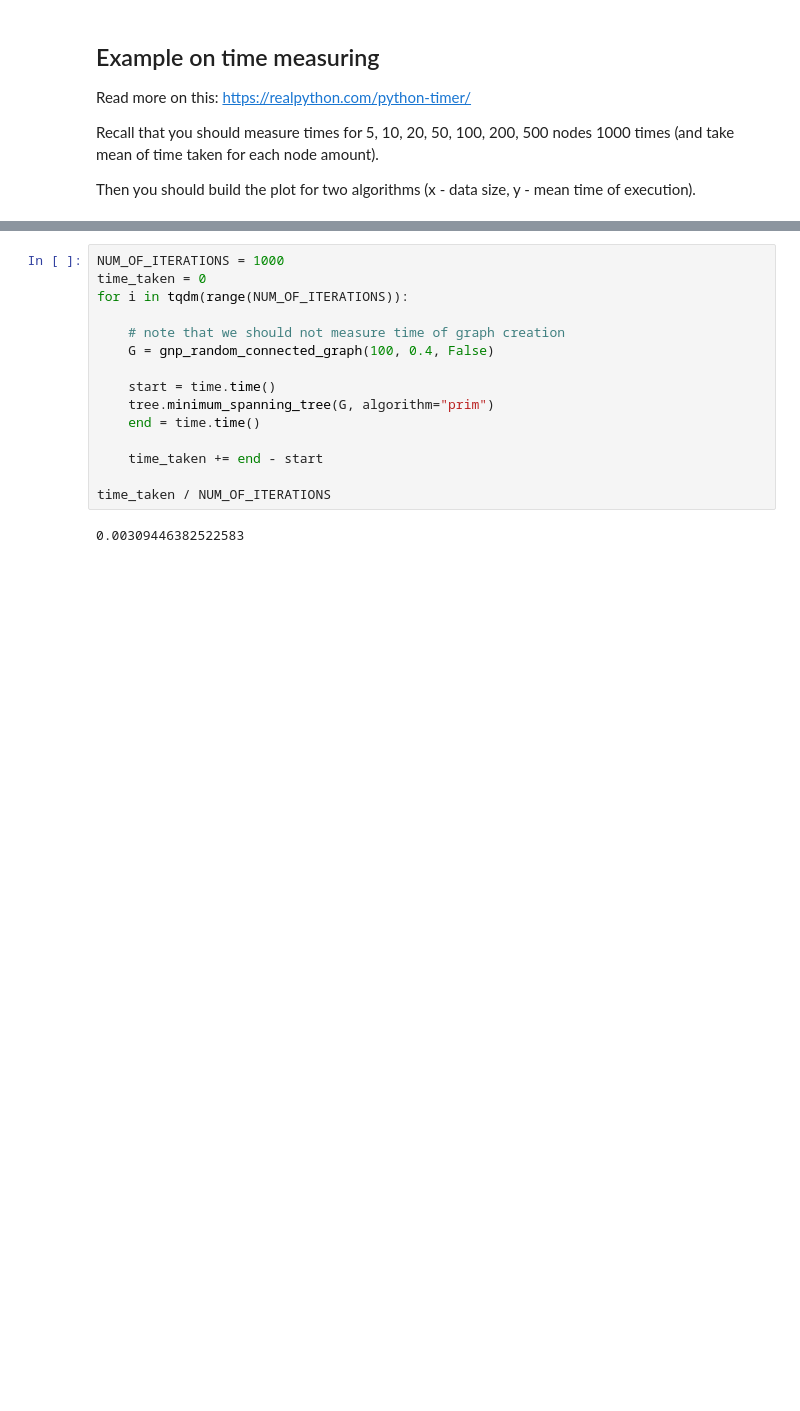
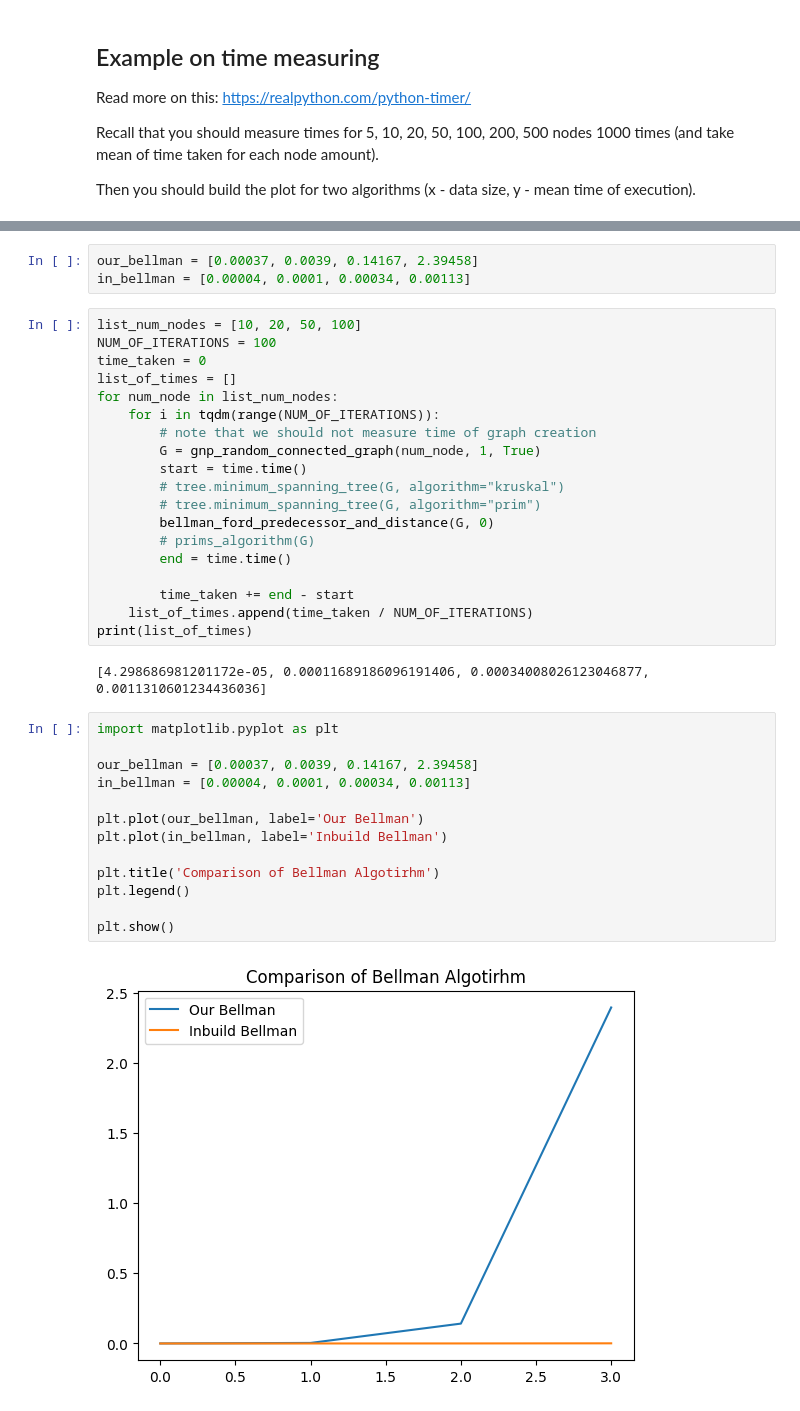
Before and after one commit to Vitalii-pr/lab_2, a Jupyter notebook: Graph Generation.ipynb, the cells around one changed output, grey strips where cells are left out. Saved outputs shown, nothing was run; the diff lists cells and outputs as text; blank space fills up the shorter version.

```diff
--- a/Graph Generation.ipynb
+++ b/Graph Generation.ipynb
@@ -185,17 +232,39 @@ from tqdm import tqdm
+# %%
+our_bellman = [0.00037, 0.0039, 0.14167, 2.39458]
+in_bellman = [0.00004, 0.0001, 0.00034, 0.00113]
 # %%
-NUM_OF_ITERATIONS = 1000
+list_num_nodes = [10, 20, 50, 100]
+NUM_OF_ITERATIONS = 100
 time_taken = 0
-for i in tqdm(range(NUM_OF_ITERATIONS)):
+list_of_times = []
+for num_node in list_num_nodes:
+    for i in tqdm(range(NUM_OF_ITERATIONS)):
+        # note that we should not measure time of graph creation
+        G = gnp_random_connected_graph(num_node, 1, True)
+        start = time.time()
+        # tree.minimum_spanning_tree(G, algorithm="kruskal")
+        # tree.minimum_spanning_tree(G, algorithm="prim")
+        bellman_ford_predecessor_and_distance(G, 0)
+        # prims_algorithm(G)
+        end = time.time()
 
-    # note that we should not measure time of graph creation
-    G = gnp_random_connected_graph(100, 0.4, False)
-
-    start = time.time()
-    tree.minimum_spanning_tree(G, algorithm="prim")
-    end = time.time()
-
-    time_taken += end - start
-
-time_taken / NUM_OF_ITERATIONS
+        time_taken += end - start
+    list_of_times.append(time_taken / NUM_OF_ITERATIONS)
+print(list_of_times)
 # %% [output]
-0.00309446382522583
+[4.298686981201172e-05, 0.00011689186096191406, 0.00034008026123046877, 0.0011310601234436036]
+# %%
+import matplotlib.pyplot as plt
+
+our_bellman = [0.00037, 0.0039, 0.14167, 2.39458]
+in_bellman = [0.00004, 0.0001, 0.00034, 0.00113]
+
+plt.plot(our_bellman, label='Our Bellman')
+plt.plot(in_bellman, label='Inbuild Bellman')
+
+plt.title('Comparison of Bellman Algotirhm')
+plt.legend()
+
+plt.show()
+# %% [output]
+[figure, added]
```
Also changed, not shown: parts of 16 cells of this notebook, 1 other file.
